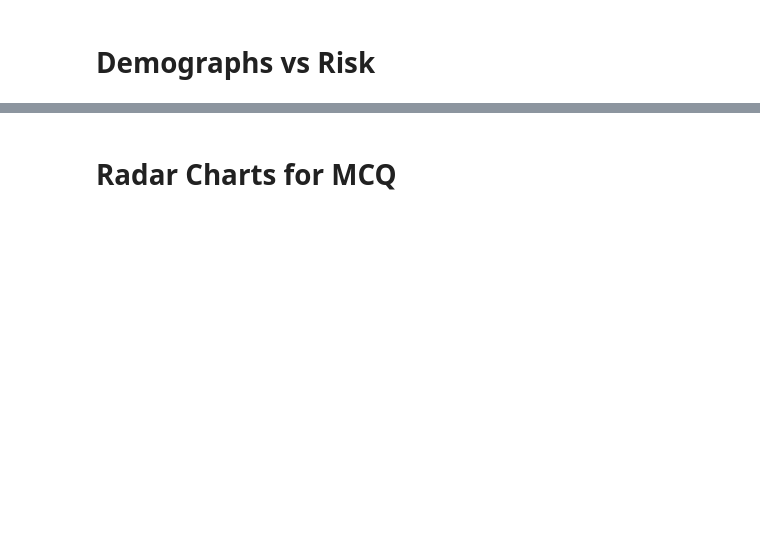
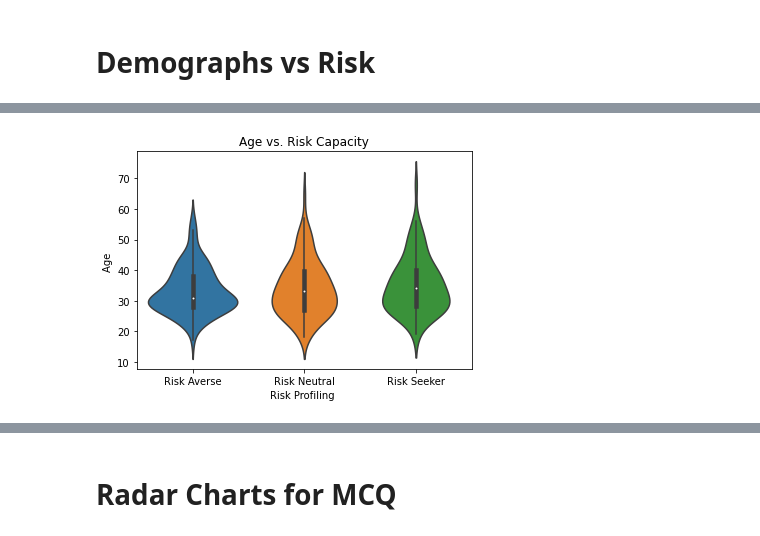
Before and after one commit to gchhablani/financial-sentiment-analysis, a Jupyter notebook: Exploratory Data Analysis.ipynb, the cells around one changed output, grey strips where cells are left out. Drawn from its saved outputs; the diff is of its cells as text; code cells hidden in the pictures; blank space fills up the shorter version.

```diff
--- a/Exploratory Data Analysis.ipynb
+++ b/Exploratory Data Analysis.ipynb
@@ -243,0 +250,2 @@ plt.show()
+# %%
+df = df[~(df['label']=='FALSE')]
@@ -245,0 +359,6 @@ plt.show()
+# %%
+ax = sns.violinplot(x="Risk Profiling ",y="Age ", data= df, order=['Risk Averse', 'Risk Neutral','Risk Seeker'])
+plt.title("Age vs. Risk Capacity")
+plt.show()
+# %% [output]
+[figure, added]
```
Also changed, not shown: parts of 73 cells of this notebook, 5 other files.
